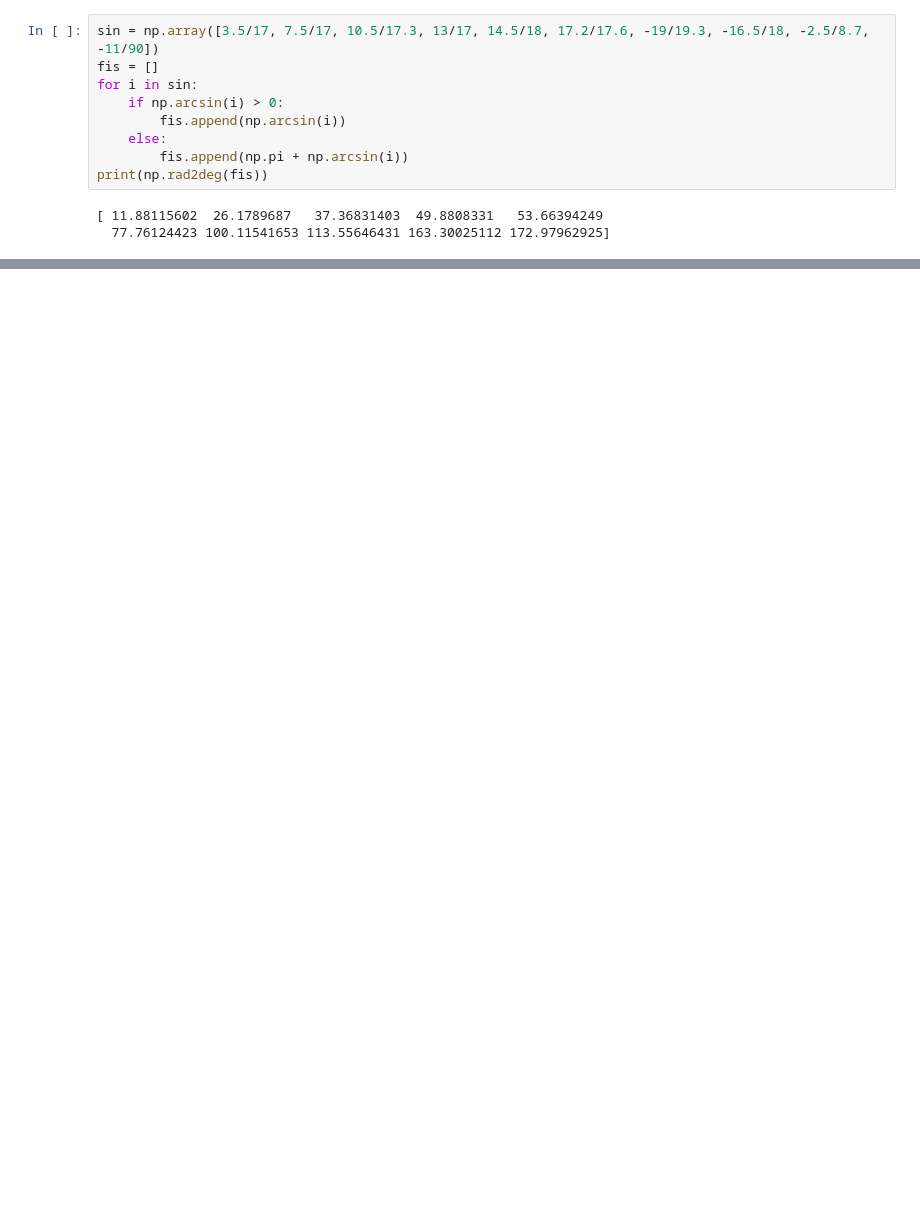
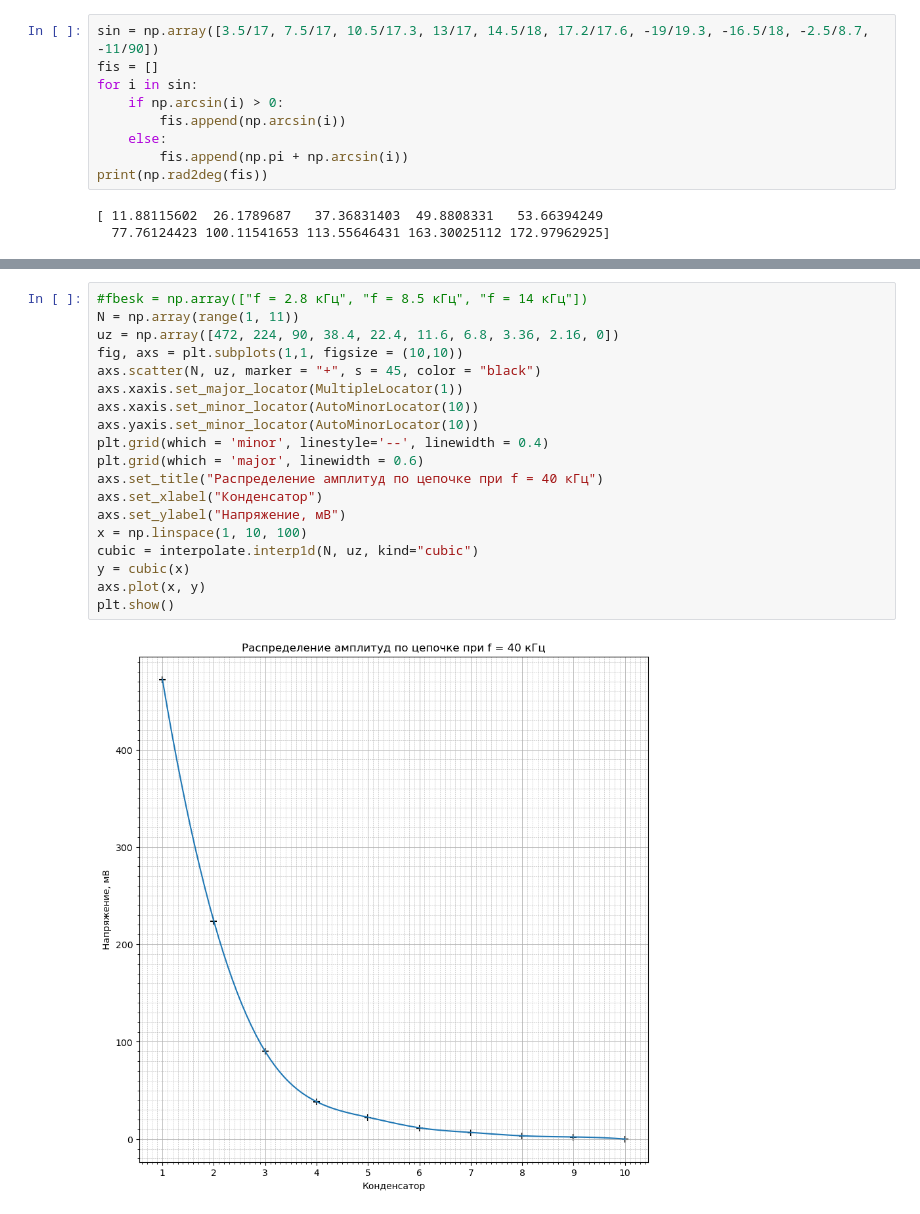
Before and after one commit to 737CMD/Labs_Optics, a Jupyter notebook: Lab222/222.ipynb, the cells around one changed output, grey strips where cells are left out. Cells and saved outputs as stored; diff of their text form; blank space fills up the shorter version.

```diff
--- a/Lab222/222.ipynb
+++ b/Lab222/222.ipynb
@@ -47,0 +117,21 @@ axs.scatter(nu, fi, s = 35, marker = "|", linewidths = 2, color = "black")
+# %%
+#fbesk = np.array(["f = 2.8 кГц", "f = 8.5 кГц", "f = 14 кГц"])
+N = np.array(range(1, 11))
+uz = np.array([472, 224, 90, 38.4, 22.4, 11.6, 6.8, 3.36, 2.16, 0])
+fig, axs = plt.subplots(1,1, figsize = (10,10))
+axs.scatter(N, uz, marker = "+", s = 45, color = "black")
+axs.xaxis.set_major_locator(MultipleLocator(1))
+axs.xaxis.set_minor_locator(AutoMinorLocator(10))
+axs.yaxis.set_minor_locator(AutoMinorLocator(10))
+plt.grid(which = 'minor', linestyle='--', linewidth = 0.4)
+plt.grid(which = 'major', linewidth = 0.6)
+axs.set_title("Распределение амплитуд по цепочке при f = 40 кГц")
+axs.set_xlabel("Конденсатор")
+axs.set_ylabel("Напряжение, мВ")
+x = np.linspace(1, 10, 100)
+cubic = interpolate.interp1d(N, uz, kind="cubic")
+y = cubic(x)
+axs.plot(x, y)
+plt.show()
+# %% [output]
+[figure, added]
```
Also changed, not shown: parts of 10 cells of this notebook, 3 other files.
